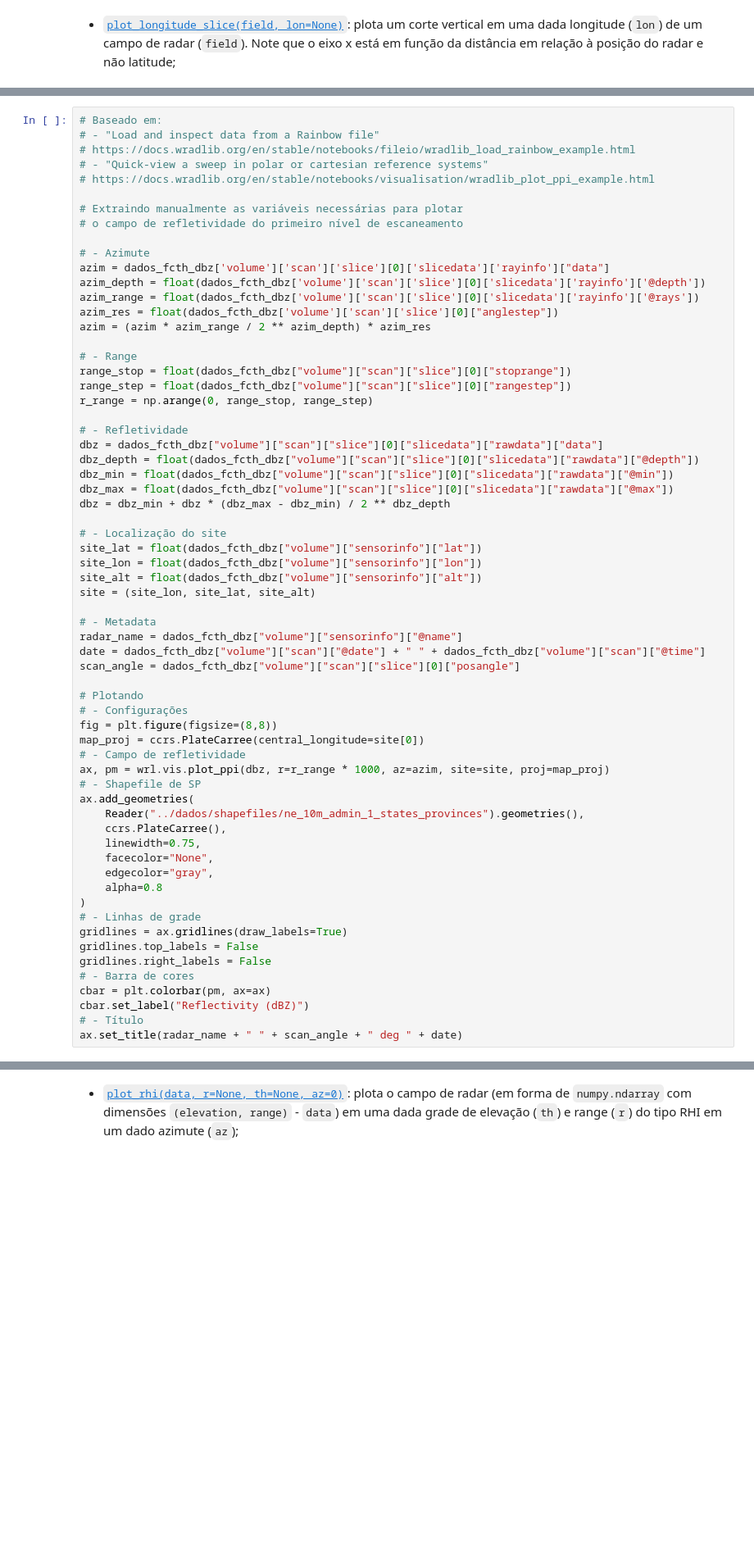
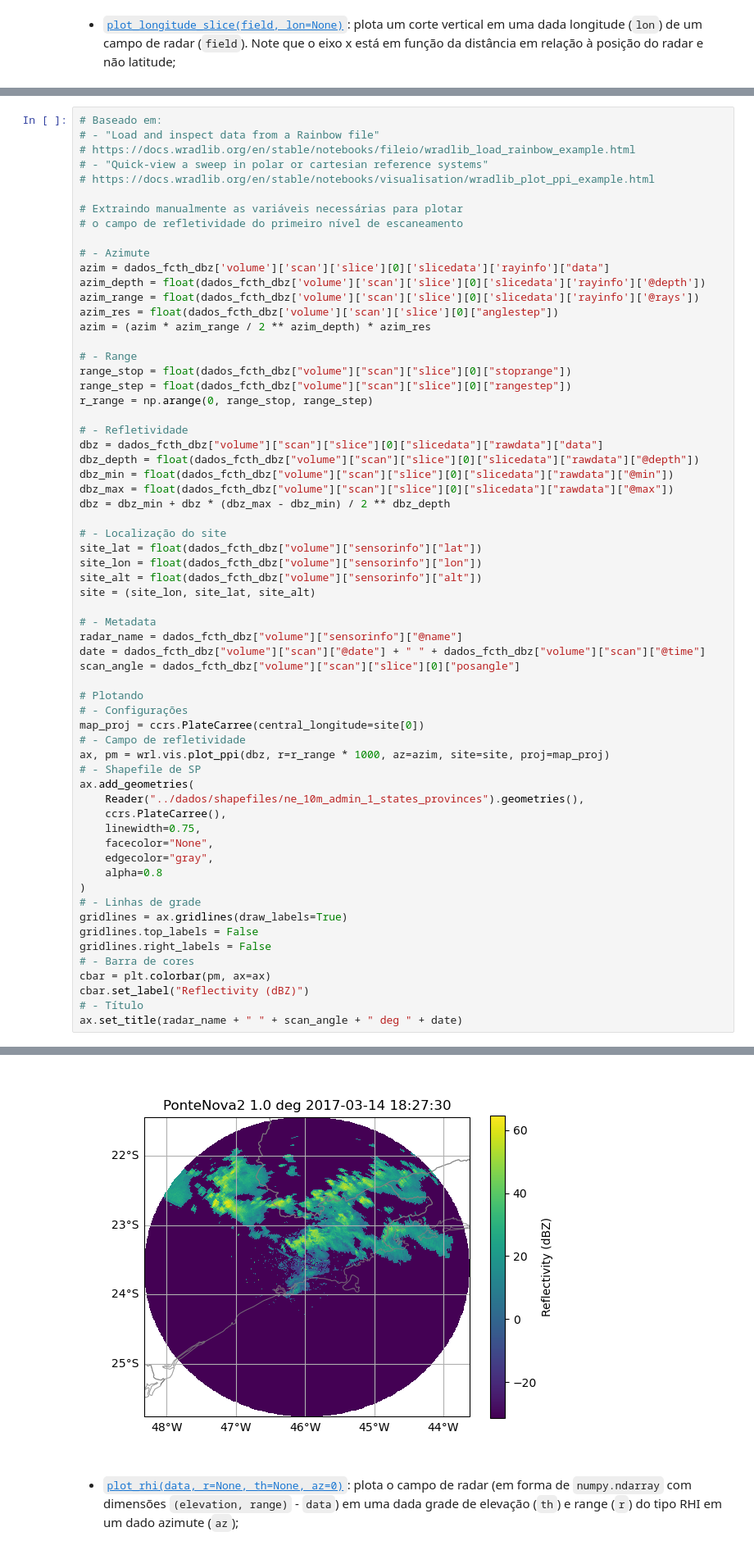
Before and after one commit to LabNuvens/tutoriais-python, a Jupyter notebook: 1.Radar/1.2.visualizando_dados_de_radar.ipynb, the cells around one changed output, grey strips where cells are left out. Shown at 82% size. Saved outputs shown, nothing was run; the diff lists cells and outputs as text; blank space fills up the shorter version.

```diff
--- a/1.Radar/1.2.visualizando_dados_de_radar.ipynb
+++ b/1.Radar/1.2.visualizando_dados_de_radar.ipynb
@@ -343,7 +501,6 @@ scan_angle = dados_fcth_dbz["volume"]["scan"]["slice"][0]["posangle"]
 
 # Plotando
 # - Configurações
-fig = plt.figure(figsize=(8,8))
 map_proj = ccrs.PlateCarree(central_longitude=site[0])
 # - Campo de refletividade
 ax, pm = wrl.vis.plot_ppi(dbz, r=r_range * 1000, az=azim, site=site, proj=map_proj)
@@ -365,3 +522,4 @@ cbar = plt.colorbar(pm, ax=ax)
 cbar.set_label("Reflectivity (dBZ)")
 # - Título
 ax.set_title(radar_name + " " + scan_angle + " deg " + date)
+# %% [output]
@@ -368,3 +533,4 @@ ax.set_title(radar_name + " " + scan_angle + " deg " + date)
+[figure, added]
 # %% [markdown]
 - [`plot_rhi(data, r=None, th=None, az=0)`](https://docs.wradlib.org/en/stable/generated/wradlib.vis.plot_rhi.html): plota o campo de radar (em forma de `numpy.ndarray` com dimensões `(elevation, range)` - `data`) em uma dada grade de elevação (`th`) e range (`r`) do tipo RHI em um dado azimute (`az`);
 # %%
```
Also changed, not shown: parts of 22 cells of this notebook.
